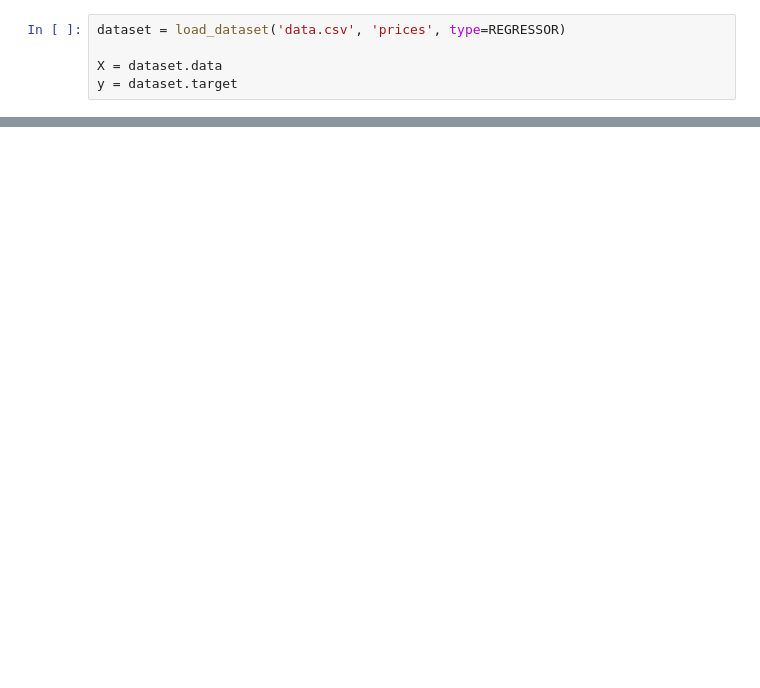
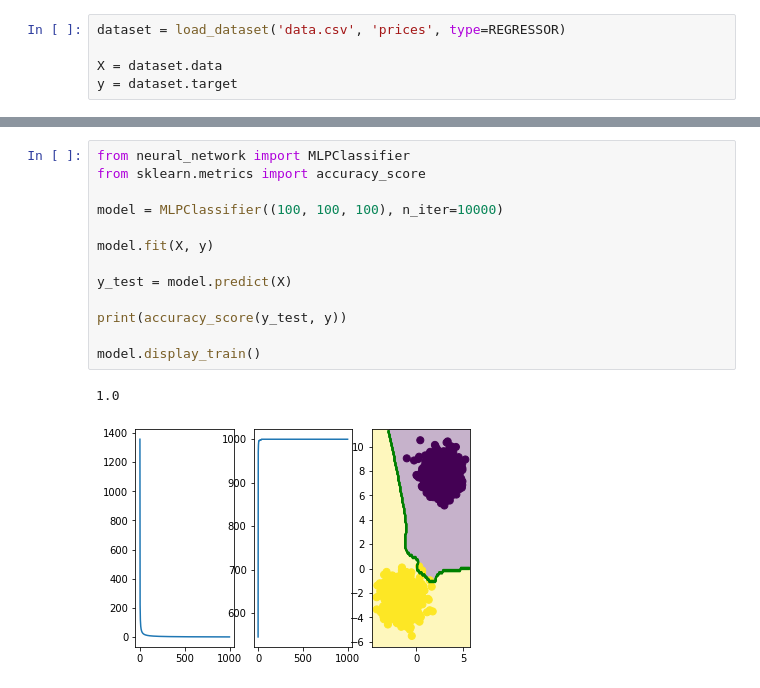
Before and after one commit to coscialp/AI-learn, a Jupyter notebook: linear_regression.ipynb, the cells around one changed output, grey strips where cells are left out. Cells and saved outputs as stored; diff of their text form; blank space fills up the shorter version.

```diff
--- a/linear_regression.ipynb
+++ b/linear_regression.ipynb
@@ -23,0 +71,16 @@ model.score(X, y)
+# %%
+from neural_network import MLPClassifier
+from sklearn.metrics import accuracy_score
+
+model = MLPClassifier((100, 100, 100), n_iter=10000)
+
+model.fit(X, y)
+
+y_test = model.predict(X)
+
+print(accuracy_score(y_test, y))
+
+model.display_train()
+# %% [output]
+1.0
+[figure, added]
```
Also changed, not shown: parts of 6 cells of this notebook, 10 other files.
